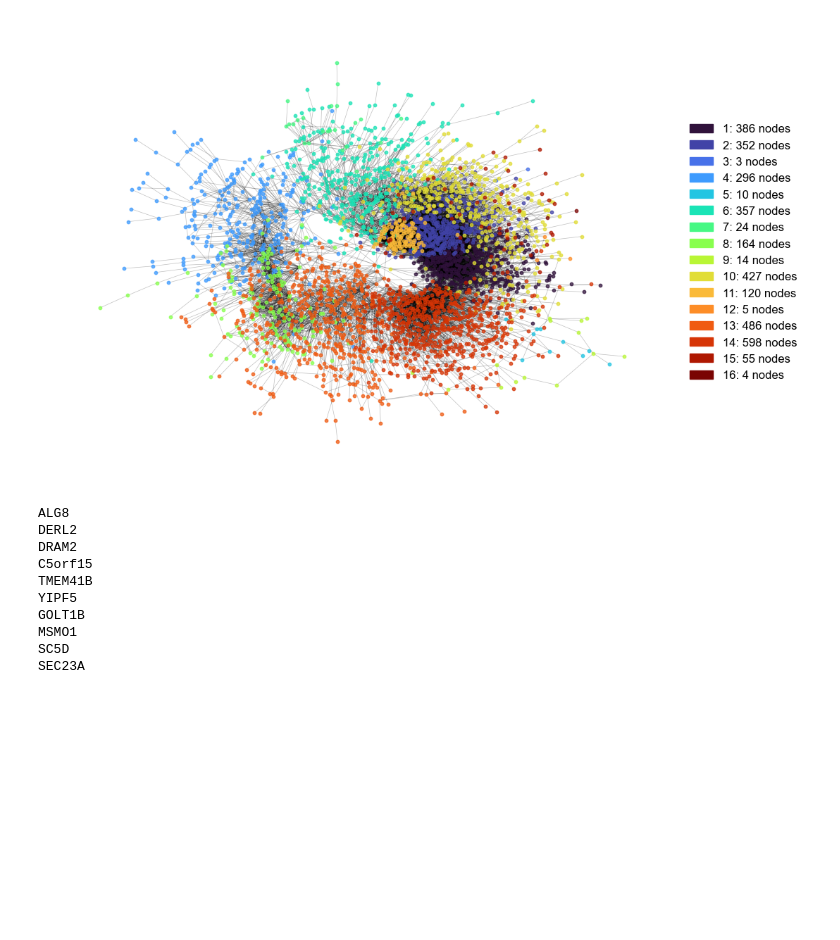
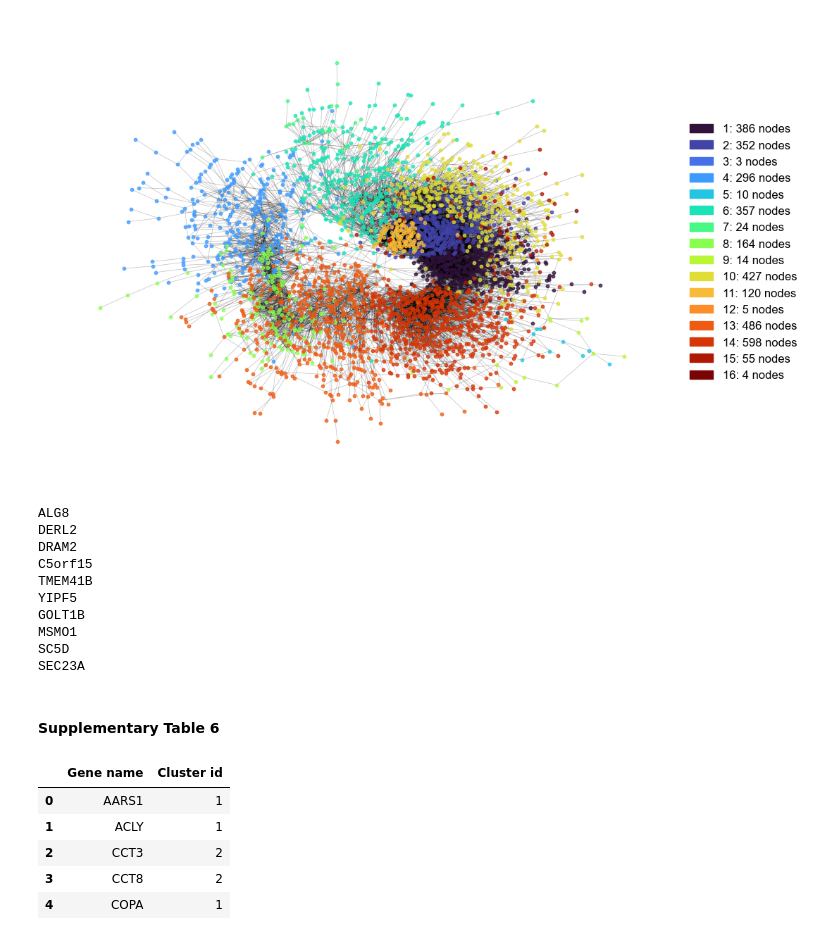
Before and after one commit to CenikLab/TEC-Network-Analyses, a Jupyter notebook: tec_biology.ipynb, the cells around one changed output. Drawn from its saved outputs; the diff is of its cells as text; code cells hidden in the pictures; blank space fills up the shorter version.

```diff
--- a/tec_biology.ipynb
+++ b/tec_biology.ipynb
@@ -426,3 +426,24 @@ GOLT1B
 MSMO1
 SC5D
 SEC23A
+# %% [markdown]
+#### Supplementary Table 6
+# %%
+genes = []
+clusters = []
+for node_id, cluster_id in tec_partition_1.items():
+    genes.append(idx2name[node_id])
+    clusters.append(int(cluster_id) + 1)
+
+cluster_df = pd.DataFrame({
+    "Gene name": genes,
+    'Cluster id': clusters
+})
+cluster_df.head()
+# %% [output]
+|  | Gene name | Cluster id |
+| 0 | AARS1 | 1 |
+| 1 | ACLY | 1 |
+| 2 | CCT3 | 2 |
+| 3 | CCT8 | 2 |
+| 4 | COPA | 1 |
```
Also changed, not shown: 1 other file.
